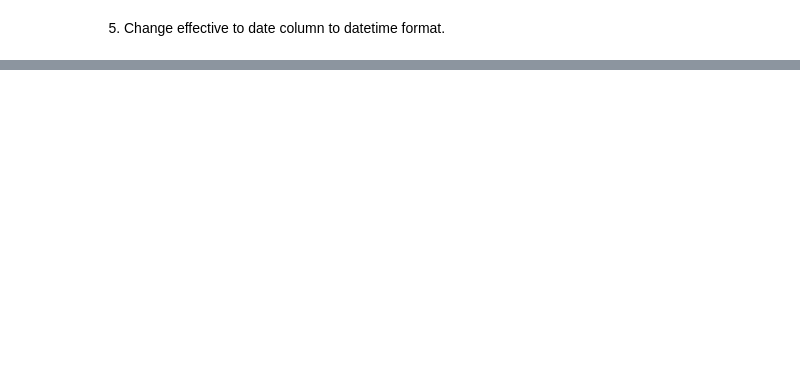
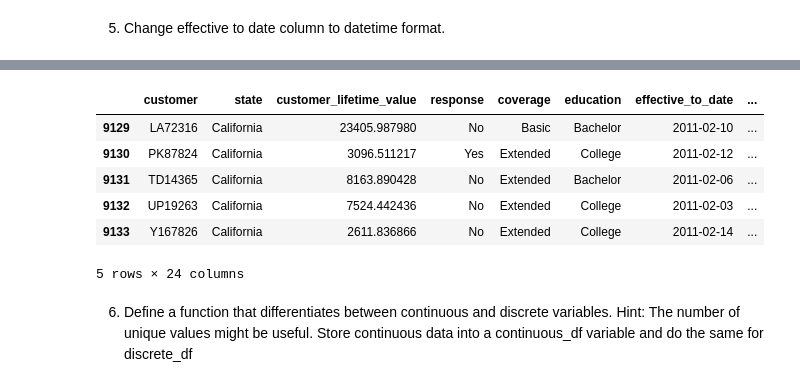
Before and after one commit to SangreNocturna/lab-cleaning-numerical-data, a Jupyter notebook: files_for_lab/cleaning_numerical_data-lab.ipynb, the cells around one changed output, grey strips where cells are left out. Cells and saved outputs as stored; diff of their text form; code cells hidden in the pictures; blank space fills up the shorter version.

Commit message:
cleaning_numerical_data-lab

```diff
--- a/files_for_lab/cleaning_numerical_data-lab.ipynb
+++ b/files_for_lab/cleaning_numerical_data-lab.ipynb
@@ -60,2 +82,5 @@ def snake_case(data):
 # %% [markdown]
 5. Change effective to date column to datetime format.
+# %%
+customer_df['effective_to_date'] = pd.to_datetime(customer_df['effective_to_date'])
+# customer_df['months'] = customer_df['effective_to_date'].dt.month
@@ -61,0 +107,12 @@ def snake_case(data):
+# %%
+customer_df.tail()
+# %% [output]
+|  | customer | state | customer_lifetime_value | response | coverage | education | effective_to_date | ... |
+| 9129 | LA72316 | California | 23405.987980 | No | Basic | Bachelor | 2011-02-10 | ... |
+| 9130 | PK87824 | California | 3096.511217 | Yes | Extended | College | 2011-02-12 | ... |
+| 9131 | TD14365 | California | 8163.890428 | No | Extended | Bachelor | 2011-02-06 | ... |
+| 9132 | UP19263 | California | 7524.442436 | No | Extended | College | 2011-02-03 | ... |
+| 9133 | Y167826 | California | 2611.836866 | No | Extended | College | 2011-02-14 | ... |
+5 rows × 24 columns
+# %% [markdown]
+6. Define a function that differentiates between continuous and discrete variables. Hint: The number of unique values might be useful. Store continuous data into a continuous_df variable and do the same for discrete_df
```
Also changed, not shown: parts of 15 cells of this notebook.
